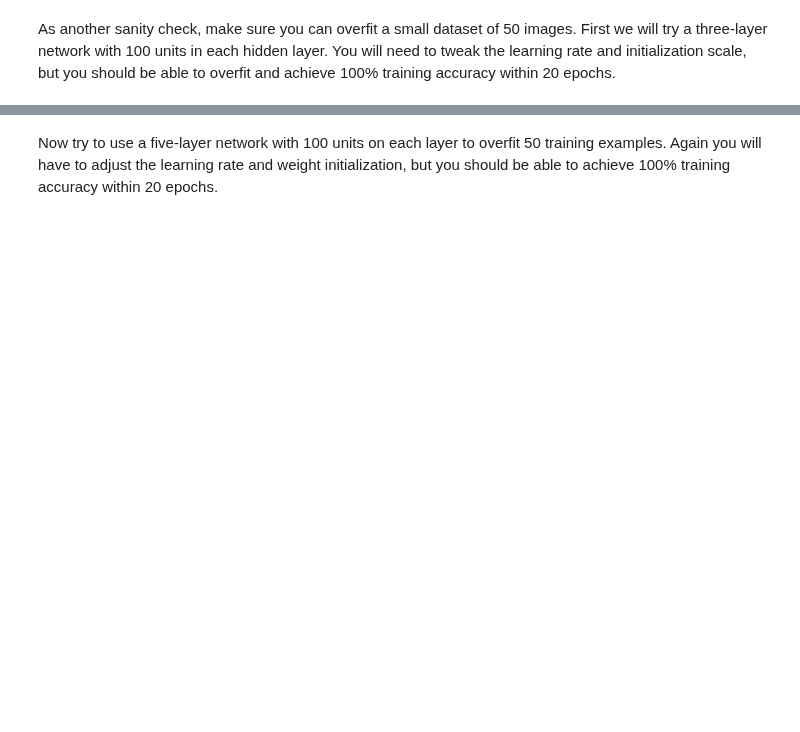
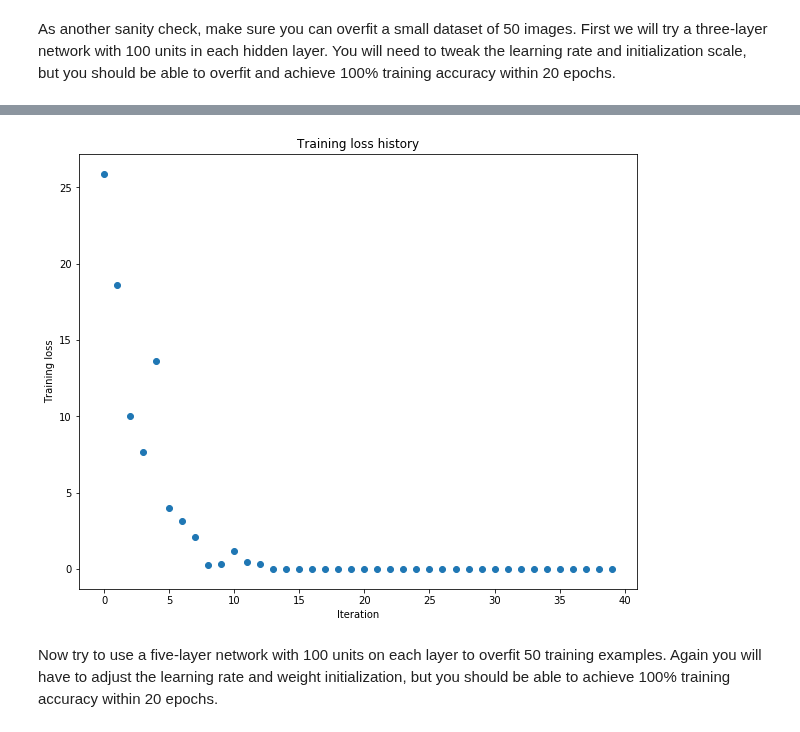
Before and after one commit to mduszyk/cs231n, a Jupyter notebook: assignment2/FullyConnectedNets.ipynb, the cells around one changed output, grey strips where cells are left out. Saved outputs shown, nothing was run; the diff lists cells and outputs as text; code cells hidden in the pictures; blank space fills up the shorter version.

```diff
--- a/assignment2/FullyConnectedNets.ipynb
+++ b/assignment2/FullyConnectedNets.ipynb
@@ -417,8 +429,8 @@ small_data = {
   'y_val': data['y_val'],
 }
 
-weight_scale = 1e-2
-learning_rate = 1e-4
+weight_scale = 5e-2
+learning_rate = 1e-3
 model = FullyConnectedNet([100, 100],
               weight_scale=weight_scale, dtype=np.float64)
 solver = Solver(model, small_data,
@@ -435,3 +447,4 @@ plt.title('Training loss history')
 plt.xlabel('Iteration')
 plt.ylabel('Training loss')
 plt.show()
+# %% [output]
@@ -438,3 +468,4 @@ plt.show()
+[figure, added]
 # %% [markdown]
 Now try to use a five-layer network with 100 units on each layer to overfit 50 training examples. Again you will have to adjust the learning rate and weight initialization, but you should be able to achieve 100% training accuracy within 20 epochs.
 # %%
```
Also changed, not shown: parts of 4 cells of this notebook, 1 other file.
